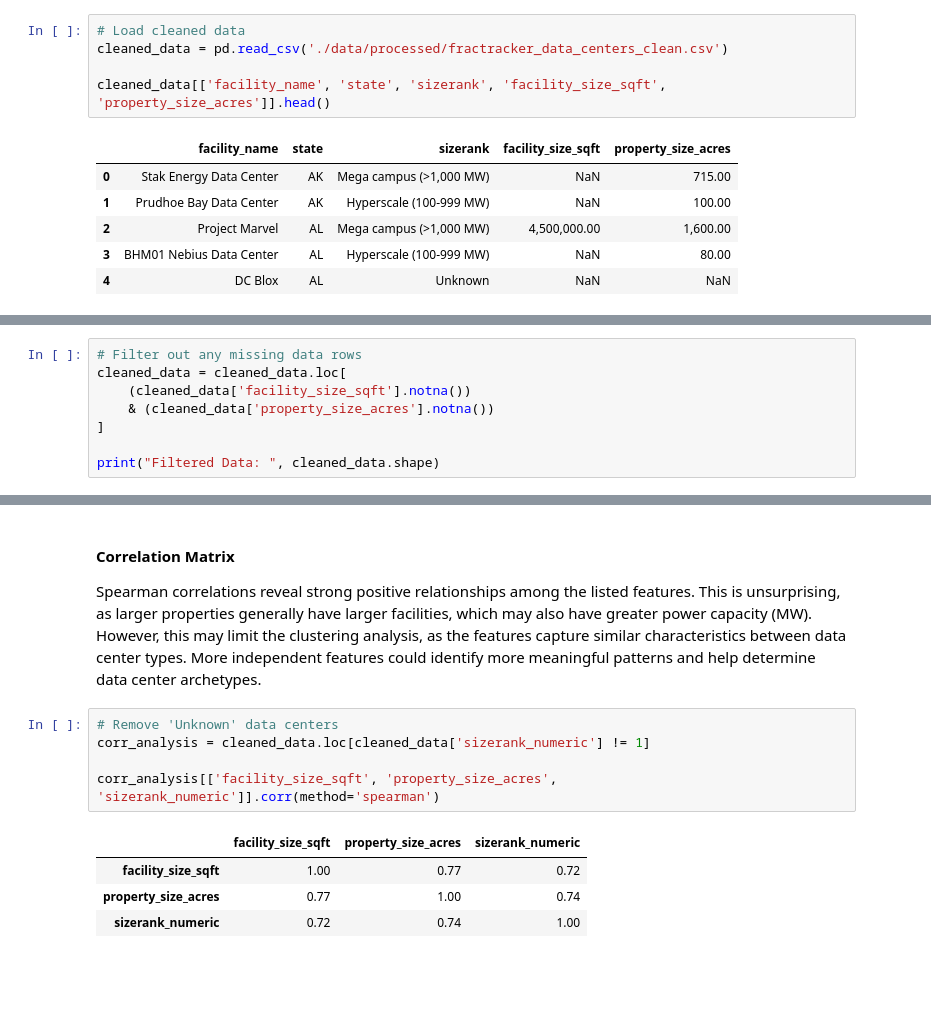
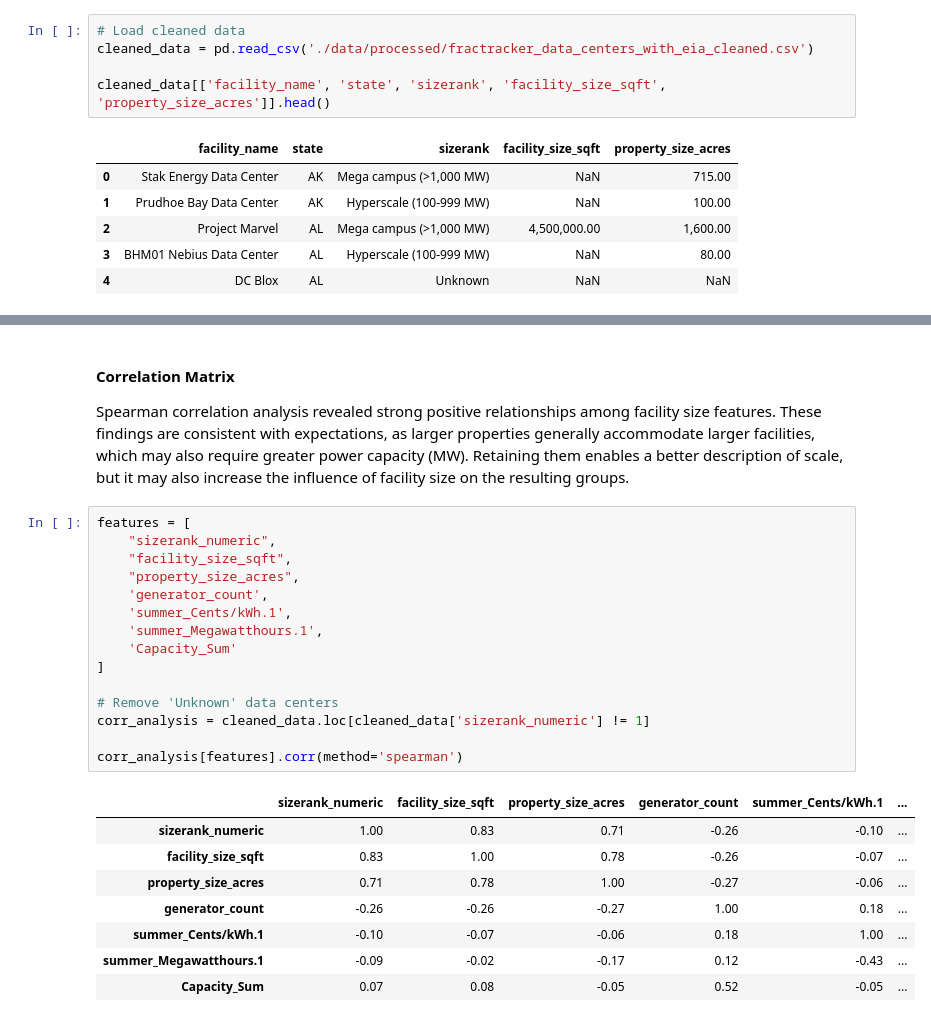
Before and after one commit to matthewchess/siads696, a Jupyter notebook: 04-unsupervised-learning.ipynb, the cells around one changed output, grey strips where cells are left out. Drawn from its saved outputs; the diff is of its cells as text; blank space fills up the shorter version.

```diff
--- a/04-unsupervised-learning.ipynb
+++ b/04-unsupervised-learning.ipynb
@@ -19,7 +20,7 @@ pd.set_option('display.max_columns', 30)
 pd.set_option('display.float_format', '{:,.2f}'.format)
 # %%
 # Load cleaned data
-cleaned_data = pd.read_csv('./data/processed/fractracker_data_centers_clean.csv')
+cleaned_data = pd.read_csv('./data/processed/fractracker_data_centers_with_eia_cleaned.csv')
 
 cleaned_data[['facility_name', 'state', 'sizerank', 'facility_size_sqft', 'property_size_acres']].head()
 # %% [output]
@@ -66,8 +72,0 @@ To maintain a large amount of the data sample while still ensuring there is enou
-# %%
-# Filter out any missing data rows
-cleaned_data = cleaned_data.loc[
-    (cleaned_data['facility_size_sqft'].notna())
-    & (cleaned_data['property_size_acres'].notna())
-]
-
-print("Filtered Data: ", cleaned_data.shape)
@@ -157,15 +156,29 @@ plt.show()
 # %% [markdown]
 #### **Correlation Matrix**
 
-Spearman correlations reveal strong positive relationships among the listed features. This is unsurprising, as larger properties generally have larger facilities, which may also have greater power capacity (MW). However, this may limit the clustering analysis, as the features capture similar characteristics between data center types. More independent features could identify more meaningful patterns and help determine data center archetypes.
+Spearman correlation analysis revealed strong positive relationships among facility size features. These findings are consistent with expectations, as larger properties generally accommodate larger facilities, which may also require greater power capacity (MW). Retaining them enables a better description of scale, but it may also increase the influence of facility size on the resulting groups.
 # %%
+features = [
+    "sizerank_numeric",
+    "facility_size_sqft",
+    "property_size_acres",
+    'generator_count',
+    'summer_Cents/kWh.1',
+    'summer_Megawatthours.1',
+    'Capacity_Sum'
+]
+
 # Remove 'Unknown' data centers
 corr_analysis = cleaned_data.loc[cleaned_data['sizerank_numeric'] != 1]
 
-corr_analysis[['facility_size_sqft', 'property_size_acres', 'sizerank_numeric']].corr(method='spearman')
+corr_analysis[features].corr(method='spearman')
 # %% [output]
-|  | facility_size_sqft | property_size_acres | sizerank_numeric |
-| facility_size_sqft | 1.00 | 0.77 | 0.72 |
-| property_size_acres | 0.77 | 1.00 | 0.74 |
-| sizerank_numeric | 0.72 | 0.74 | 1.00 |
+|  | sizerank_numeric | facility_size_sqft | property_size_acres | generator_count | summer_Cents/kWh.1 | ... |
+| sizerank_numeric | 1.00 | 0.83 | 0.71 | -0.26 | -0.10 | ... |
+| facility_size_sqft | 0.83 | 1.00 | 0.78 | -0.26 | -0.07 | ... |
+| property_size_acres | 0.71 | 0.78 | 1.00 | -0.27 | -0.06 | ... |
+| generator_count | -0.26 | -0.26 | -0.27 | 1.00 | 0.18 | ... |
+| summer_Cents/kWh.1 | -0.10 | -0.07 | -0.06 | 0.18 | 1.00 | ... |
+| summer_Megawatthours.1 | -0.09 | -0.02 | -0.17 | 0.12 | -0.43 | ... |
+| Capacity_Sum | 0.07 | 0.08 | -0.05 | 0.52 | -0.05 | ... |
 # %% [markdown]
```
Also changed, not shown: parts of 29 cells of this notebook.
